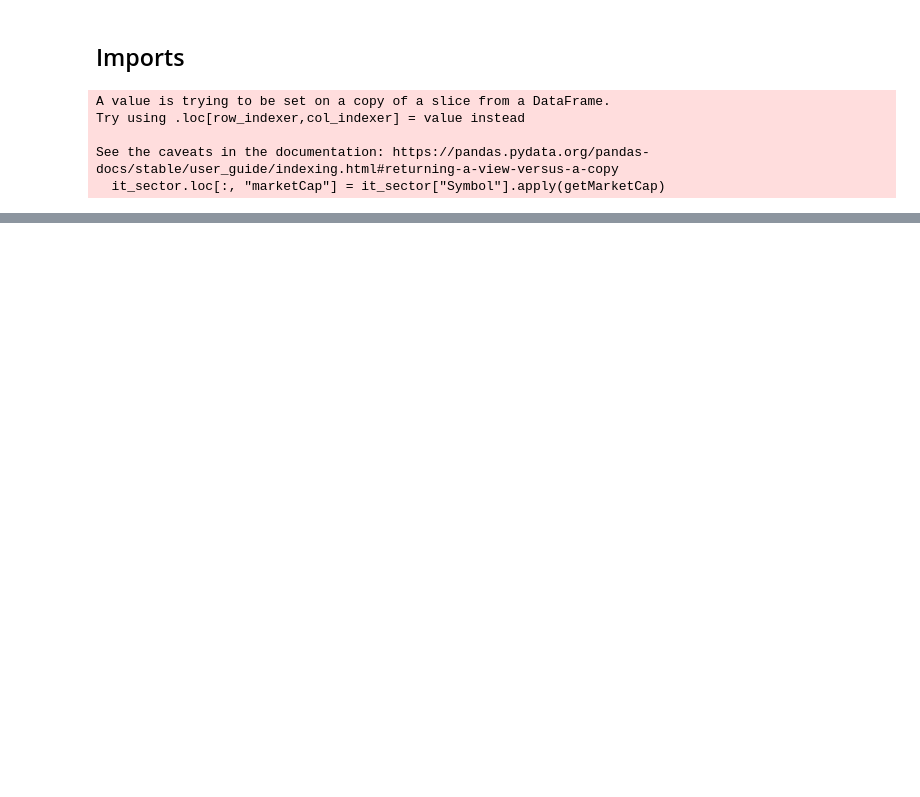
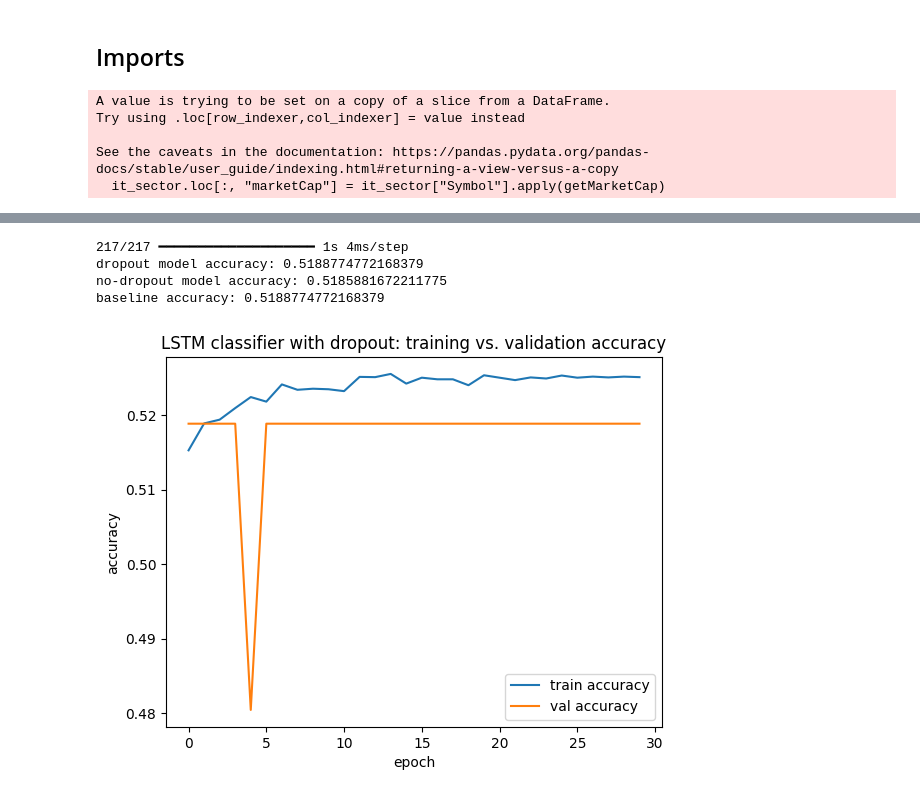
Before and after one commit to yoshinop27/final, a Jupyter notebook: final.ipynb, the cells around one changed output, grey strips where cells are left out. Drawn from its saved outputs; the diff is of its cells as text; code cells hidden in the pictures; blank space fills up the shorter version.

```diff
--- a/final.ipynb
+++ b/final.ipynb
@@ -208,0 +352,16 @@ model.compile(optimizer="adam", loss="mse")
+# %%
+# same model but with dropout
+clf_model_dropout = keras.Sequential([
+    keras.Input(shape=(10, len(feature_cols))),
+    keras.layers.LSTM(24, dropout=0.2, recurrent_dropout=0.2),
+    keras.layers.Dropout(0.2),
+    keras.layers.Dense(16, activation="relu"),
+    keras.layers.Dense(1, activation="sigmoid"),
+])
+clf_model_dropout.compile(optimizer="adam", loss="binary_crossentropy", metrics=["accuracy"])
+clf_history_dropout = clf_model_dropout.fit(
+    X_train_clf, y_train_clf,
+    validation_data=(X_test_clf, y_test_clf),
+    epochs=30,
+    batch_size=32,
+)
@@ -208,0 +386,25 @@ model.compile(optimizer="adam", loss="mse")
+# %%
+# compare dropout model against the no-dropout model and the trivial baseline
+dropout_probs = clf_model_dropout.predict(X_test_clf).flatten()
+dropout_preds = (dropout_probs > 0.5).astype(int)
+dropout_acc = np.mean(dropout_preds == y_test_clf)
+
+print(f"dropout model accuracy: {dropout_acc}")
+print(f"no-dropout model accuracy: {clf_acc}")
+print(f"baseline accuracy: {baseline_acc_clf}")
+# %% [output]
+217/217 ━━━━━━━━━━━━━━━━━━━━ 1s 4ms/step
+dropout model accuracy: 0.5188774772168379
+no-dropout model accuracy: 0.5185881672211775
+baseline accuracy: 0.5188774772168379
+# %%
+# plot dropout model's training vs. validation accuracy over epochs
+plt.plot(clf_history_dropout.history["accuracy"], label="train accuracy")
+plt.plot(clf_history_dropout.history["val_accuracy"], label="val accuracy")
+plt.xlabel("epoch")
+plt.ylabel("accuracy")
+plt.legend()
+plt.title("LSTM classifier with dropout: training vs. validation accuracy")
+plt.show()
+# %% [output]
+[figure, added]
```
Also changed, not shown: parts of 11 cells of this notebook, 1 other file.
